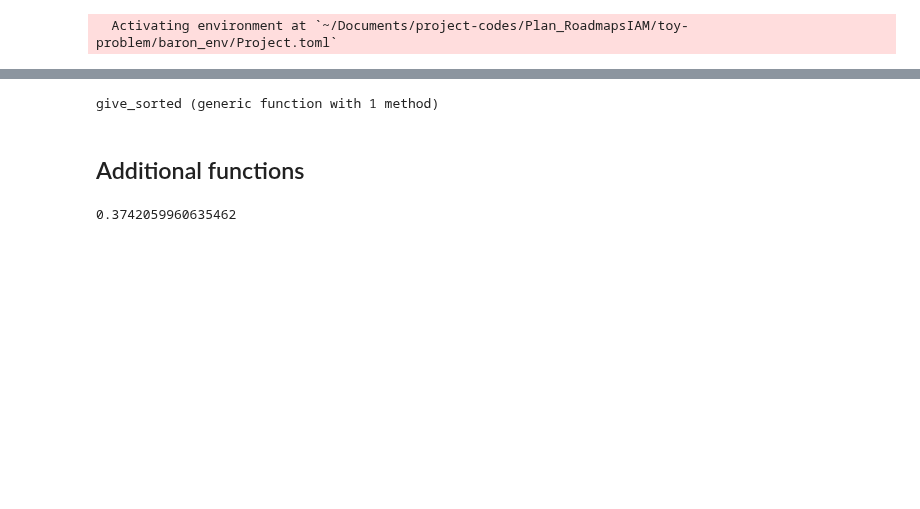
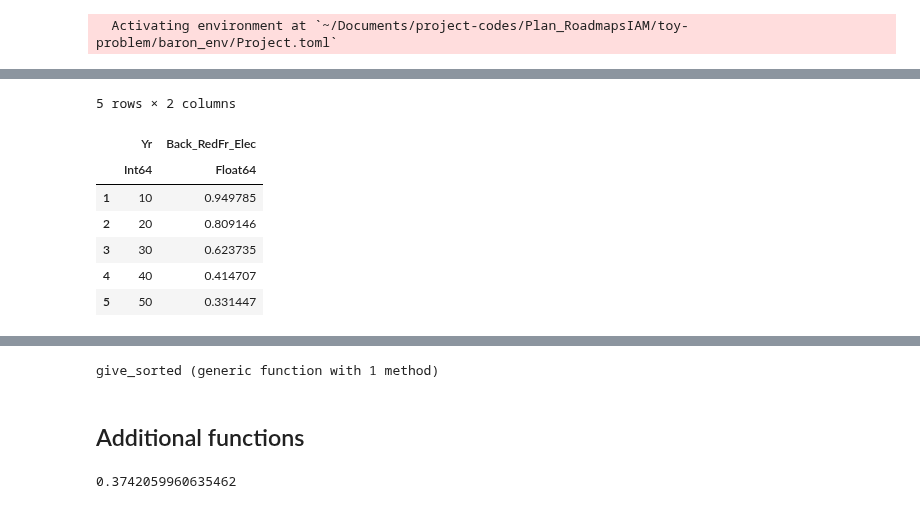
Before and after one commit to vyom-thakker/RoadmapsIAM, a Jupyter notebook: gen-data-surrogate.ipynb, the cells around one changed output, grey strips where cells are left out. Cells and saved outputs as stored; diff of their text form; code cells hidden in the pictures; blank space fills up the shorter version.

```diff
--- a/gen-data-surrogate.ipynb
+++ b/gen-data-surrogate.ipynb
@@ -39,4 +39,24 @@ innovations
 | 5 | 5 | 95 | 1 | 9.94 | 2.38 | 7.94 | 3.82 | 5.44 | 0 |
+# %%
+iam_model=DataFrame()
+#zero is 2020 SSP2-34 IMAGE 3.0.1
+iam_model[!,"Yr"]=[10;20;30;40;50]
+iam_model[!,"Back_RedFr_Elec"]=[0.949784976
+0.809145552
+0.623734704
+0.41470694
+0.331447018]
+iam_model
+#CSV.write("./data/iam_model.csv",iam_model)
+# %% [output]
+5 rows × 2 columns
+|  | Yr | Back_RedFr_Elec |
+|  | Int64 | Float64 |
+| 1 | 10 | 0.949785 |
+| 2 | 20 | 0.809146 |
+| 3 | 30 | 0.623735 |
+| 4 | 40 | 0.414707 |
+| 5 | 50 | 0.331447 |
 # %%
 compromise
 # %% [output]
```
Also changed, not shown: parts of 2 cells of this notebook, 1 other file.
